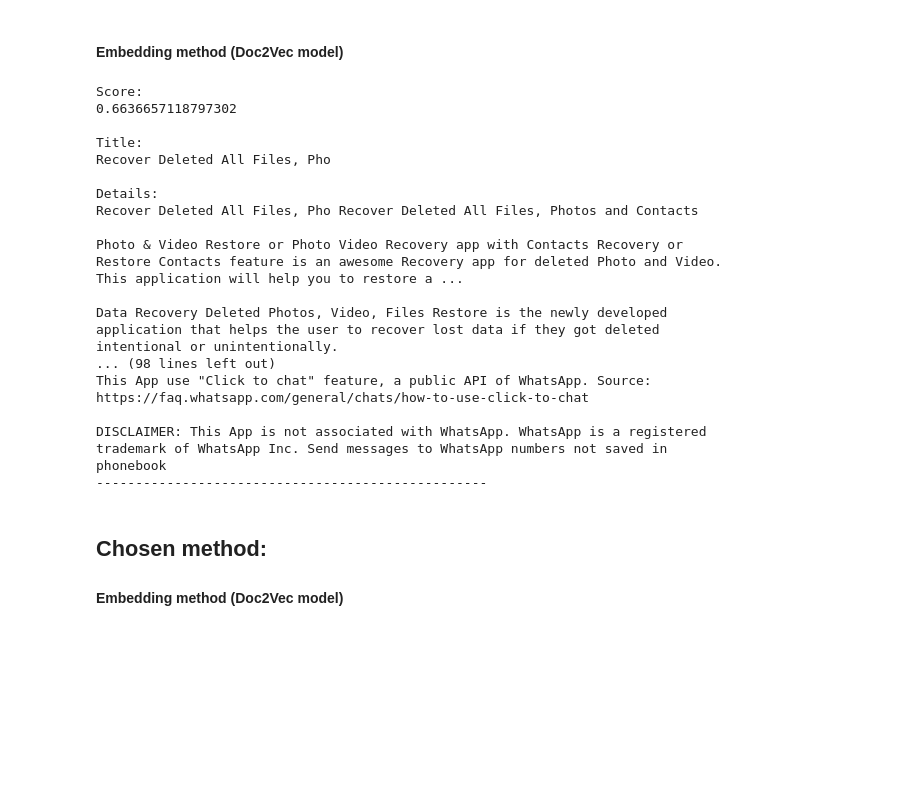
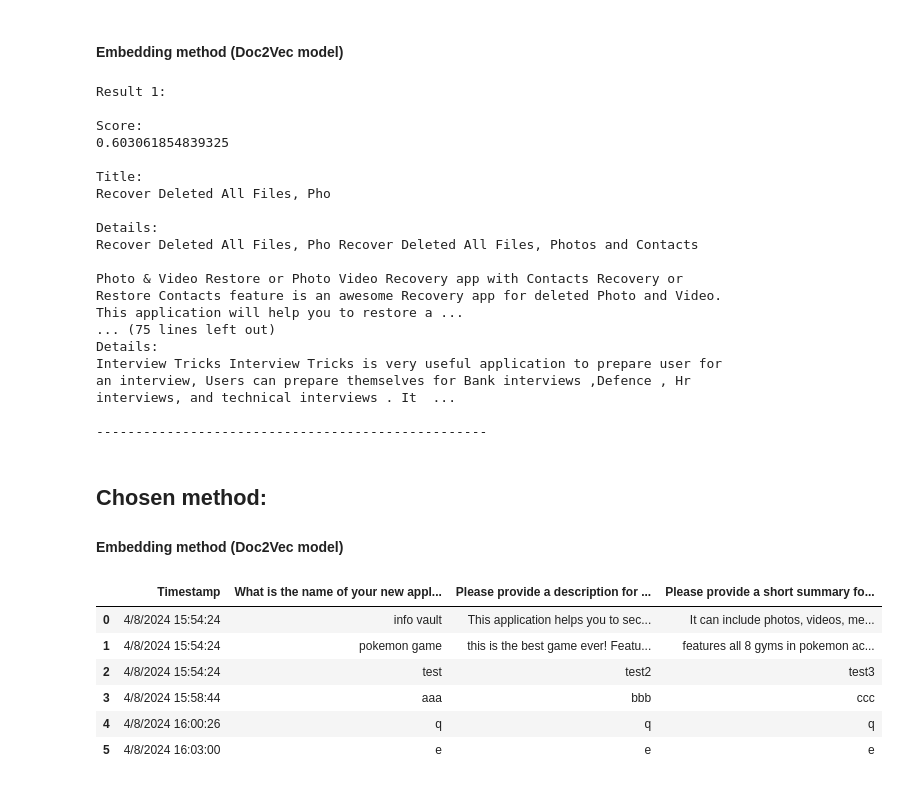
Before and after one commit to Michaelwwk/appStoreAnalytics, a Jupyter notebook: models/recommenderModels.ipynb, the cells around one changed output. Saved outputs shown, nothing was run; the diff lists cells and outputs as text; code cells hidden in the pictures; blank space fills up the shorter version.

```diff
--- a/models/recommenderModels.ipynb
+++ b/models/recommenderModels.ipynb
@@ -289,23 +293,30 @@ cosine_showResults(1010, 6, googleMain, tdm) # tdm only
 # %% [markdown]
 #### Embedding method (Doc2Vec model)
 # %%
+# (DO NOT use this cell! Use the other one below)
+
 newData = """
 This application helps you to securely store your data in a vault with a pin code. it can include photos, videos, messages, and also your own notes such as passwords.
 """
 
 test_doc = word_tokenize(newData.lower())
 test_vec = model.infer_vector(test_doc)
-results = model.docvecs.most_similar(positive=[test_vec],topn=5)
+results = model.docvecs.most_similar(positive=[test_vec], topn=5)
 
 #check the results. Do they make sense?
-for i, d in results:
-  print(f"Score:\n{d}\n")
-  print(f"Title:\n{googleMain['title'][i]}\n")
-  print(f"Details:\n{text[i]}")
-  print("-" * 50)
+for i, (doc_id, similarity_score) in enumerate(results):
+    title = googleMain_sparkDF.select("title").collect()[doc_id][0]
+    text = googleMain_sparkDF.select("text").collect()[doc_id][0]
+    print(f"Result {i+1}:\n")
+    print(f"Score:\n{similarity_score}\n")
+    print(f"Title:\n{title}\n")
+    print(f"Details:\n{text}\n")
+    print("-" * 50)
 # %% [output]
+Result 1:
+
 Score:
-0.6636657118797302
+0.603061854839325
 
 Title:
 Recover Deleted All Files, Pho
@@ -314,12 +325,10 @@ Details:
 Recover Deleted All Files, Pho Recover Deleted All Files, Photos and Contacts
 
 Photo & Video Restore or Photo Video Recovery app with Contacts Recovery or Restore Contacts feature is an awesome Recovery app for deleted Photo and Video. This application will help you to restore a ...
+... (75 lines left out)
+Details:
+Interview Tricks Interview Tricks is very useful application to prepare user for an interview, Users can prepare themselves for Bank interviews ,Defence , Hr interviews, and technical interviews . It  ...
 
-Data Recovery Deleted Photos, Video, Files Restore is the newly developed application that helps the user to recover lost data if they got deleted intentional or unintentionally.
-... (98 lines left out)
-This App use "Click to chat" feature, a public API of WhatsApp. Source: https://faq.whatsapp.com/general/chats/how-to-use-click-to-chat
-
-DISCLAIMER: This App is not associated with WhatsApp. WhatsApp is a registered trademark of WhatsApp Inc. Send messages to WhatsApp numbers not saved in phonebook
 --------------------------------------------------
 # %% [markdown]
 ## Chosen method:
@@ -328,0 +336,32 @@ DISCLAIMER: This App is not associated with WhatsApp. WhatsApp is a registered t
+# %%
+# Define the scope of the Google Sheets API
+scope = ['https://spreadsheets.google.com/feeds',
+         'https://www.googleapis.com/auth/drive']
+
+# Set the path to the service account key JSON file
+service_account_key_path = '/content/drive/MyDrive/big-data-analytics-415801-f8364cc7c7d5.json'
+
+# Authenticate with Google Sheets API using the service account key
+credentials = ServiceAccountCredentials.from_json_keyfile_name(service_account_key_path, scope)
+gspread_client = gspread.authorize(credentials)
+
+# Open the Google Sheets by its URL
+sheet_url = 'https://docs.google.com/spreadsheets/d/1zo96WvtgcfznAmSjlQJpnbKIX_NfSIMpsdLcrJOYctw/edit#gid=0'
+spreadsheet = gspread_client.open_by_url(sheet_url)
+
+# Select the specific worksheet by its title or index
+worksheet = spreadsheet.sheet1  # Change to the desired sheet
+
+# Read data from the worksheet into a Pandas DataFrame
+data = worksheet.get_all_records()
+newApplications_df = pd.DataFrame(data)
+
+newApplications_df
+# %% [output]
+|  | Timestamp | What is the name of your new appl... | Please provide a description for ... | Please provide a short summary fo... |
+| 0 | 4/8/2024 15:54:24 | info vault | This application helps you to sec... | It can include photos, videos, me... |
+| 1 | 4/8/2024 15:54:24 | pokemon game | this is the best game ever! Featu... | features all 8 gyms in pokemon ac... |
+| 2 | 4/8/2024 15:54:24 | test | test2 | test3 |
+| 3 | 4/8/2024 15:58:44 | aaa | bbb | ccc |
+| 4 | 4/8/2024 16:00:26 | q | q | q |
+| 5 | 4/8/2024 16:03:00 | e | e | e |
```
Also changed, not shown: parts of 7 cells of this notebook.
